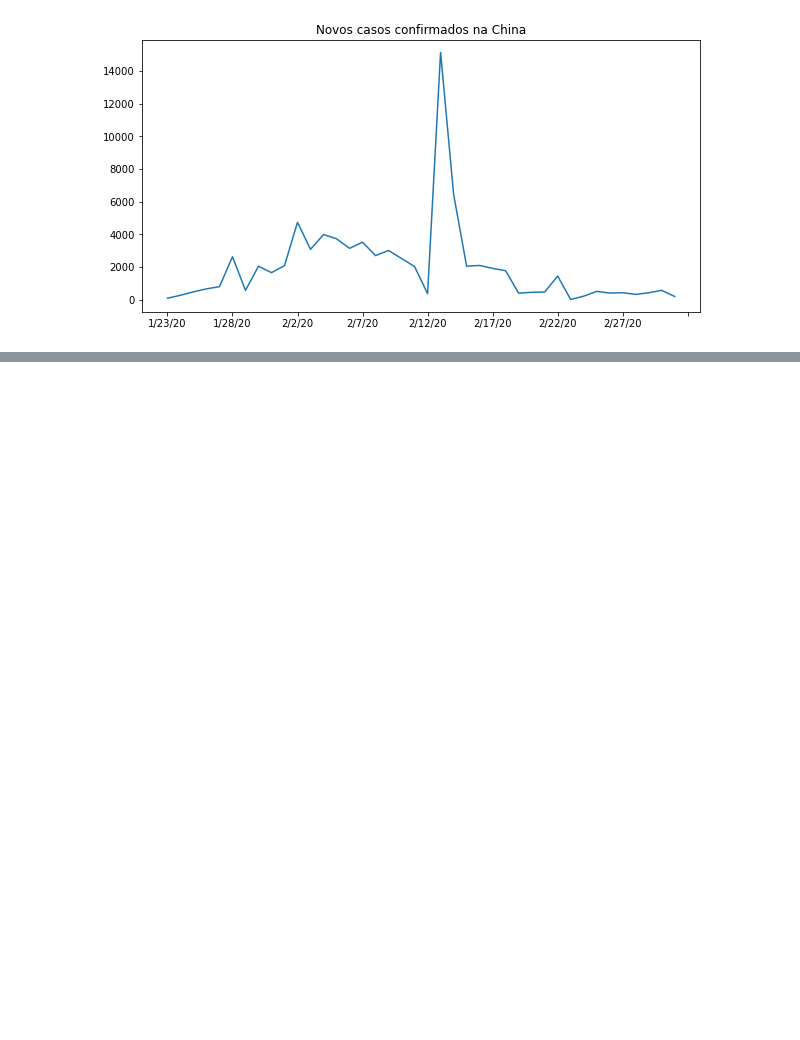
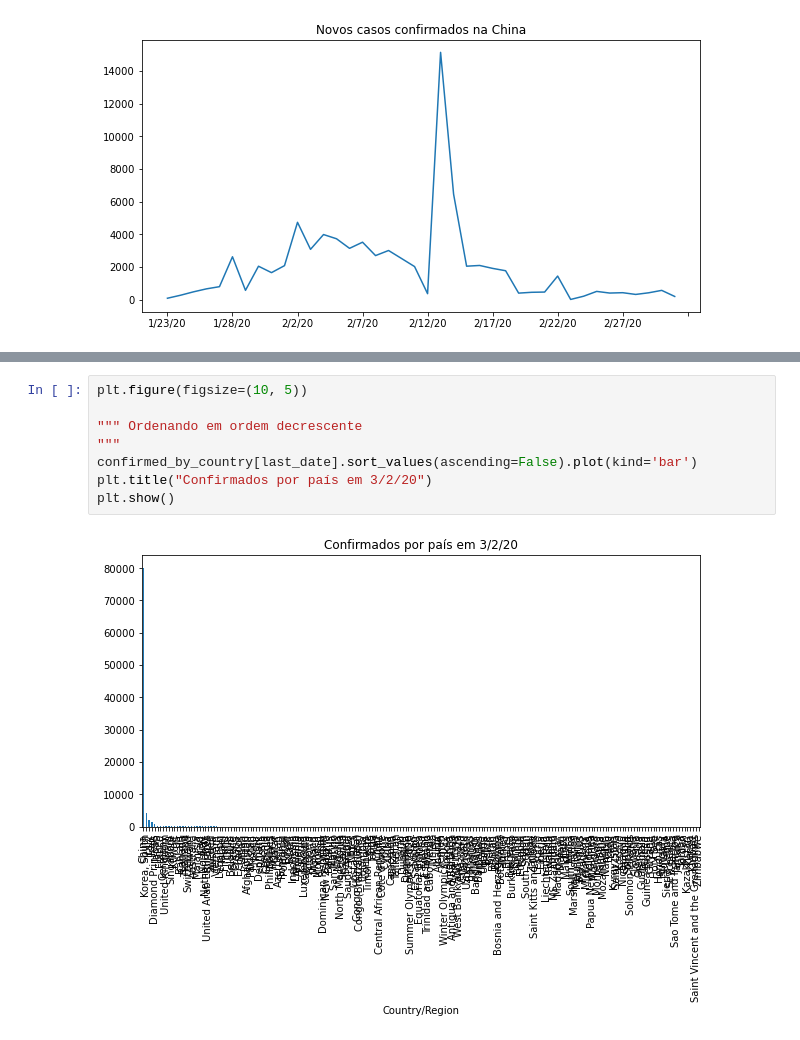
Before and after one commit to yorinori/Alura, a Jupyter notebook: Data_Science-analises_para_saude_e_medicina/Data_Science_e_Saude.ipynb, the cells around one changed output, grey strips where cells are left out. Drawn from its saved outputs; the diff is of its cells as text; blank space fills up the shorter version.

```diff
--- a/Data_Science-analises_para_saude_e_medicina/Data_Science_e_Saude.ipynb
+++ b/Data_Science-analises_para_saude_e_medicina/Data_Science_e_Saude.ipynb
@@ -421,0 +455,10 @@ plt.show()
+# %%
+plt.figure(figsize=(10, 5))
+
+""" Ordenando em ordem decrescente
+"""
+confirmed_by_country[last_date].sort_values(ascending=False).plot(kind='bar')
+plt.title("Confirmados por país em 3/2/20")
+plt.show()
+# %% [output]
+[figure, added]
```
Also changed, not shown: parts of 5 cells of this notebook.
